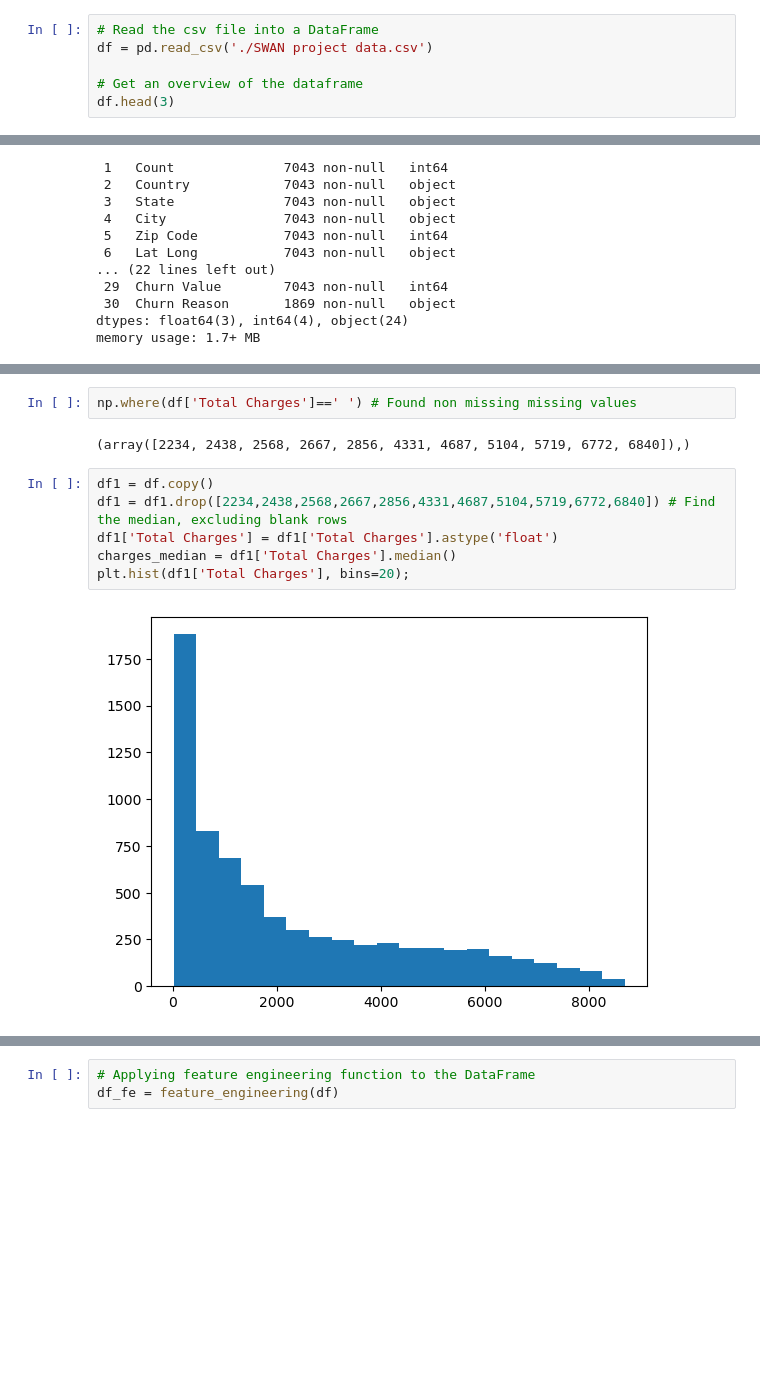
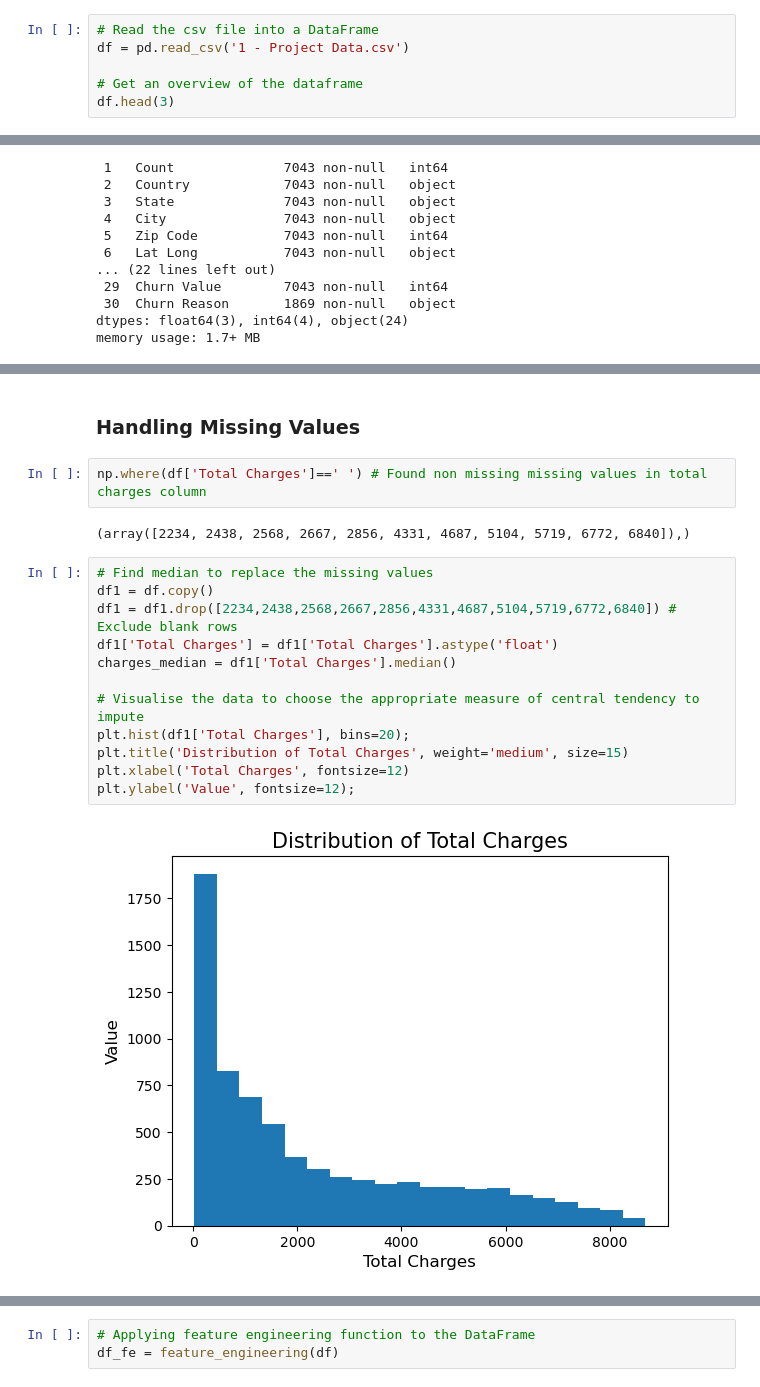
Before and after one commit to izzybenson03/SWAN-project, a Jupyter notebook: Swan Project Final.ipynb, the cells around one changed output, grey strips where cells are left out. Saved outputs shown, nothing was run; the diff lists cells and outputs as text; blank space fills up the shorter version.

```diff
--- a/Swan Project Final.ipynb
+++ b/Swan Project Final.ipynb
@@ -37,7 +37,7 @@ import seaborn as sns
 import matplotlib.pyplot as plt
 # %%
 # Read the csv file into a DataFrame
-df = pd.read_csv('./SWAN project data.csv')
+df = pd.read_csv('1 - Project Data.csv')
 
 # Get an overview of the dataframe
 df.head(3)
@@ -86,15 +86,23 @@ df.describe()
 | 50% | 1.0 | 93552.000000 | 36.391777 | -119.730885 | 29.000000 | 70.350000 | 0.000000 |
 | 75% | 1.0 | 95351.000000 | 38.224869 | -118.043237 | 55.000000 | 89.850000 | 1.000000 |
 | max | 1.0 | 96161.000000 | 41.962127 | -114.192901 | 72.000000 | 118.750000 | 1.000000 |
+# %% [markdown]
+### Handling Missing Values
 # %%
-np.where(df['Total Charges']==' ') # Found non missing missing values
+np.where(df['Total Charges']==' ') # Found non missing missing values in total charges column
 # %% [output]
 (array([2234, 2438, 2568, 2667, 2856, 4331, 4687, 5104, 5719, 6772, 6840]),)
 # %%
+# Find median to replace the missing values
 df1 = df.copy()
-df1 = df1.drop([2234,2438,2568,2667,2856,4331,4687,5104,5719,6772,6840]) # Find the median, excluding blank rows
+df1 = df1.drop([2234,2438,2568,2667,2856,4331,4687,5104,5719,6772,6840]) # Exclude blank rows
 df1['Total Charges'] = df1['Total Charges'].astype('float')
 charges_median = df1['Total Charges'].median()
+
+# Visualise the data to choose the appropriate measure of central tendency to impute
 plt.hist(df1['Total Charges'], bins=20);
+plt.title('Distribution of Total Charges', weight='medium', size=15)
+plt.xlabel('Total Charges', fontsize=12)
+plt.ylabel('Value', fontsize=12);
 # %% [output]
-[figure, old version]
+[figure, new version]
```
Also changed, not shown: parts of 45 cells of this notebook.
